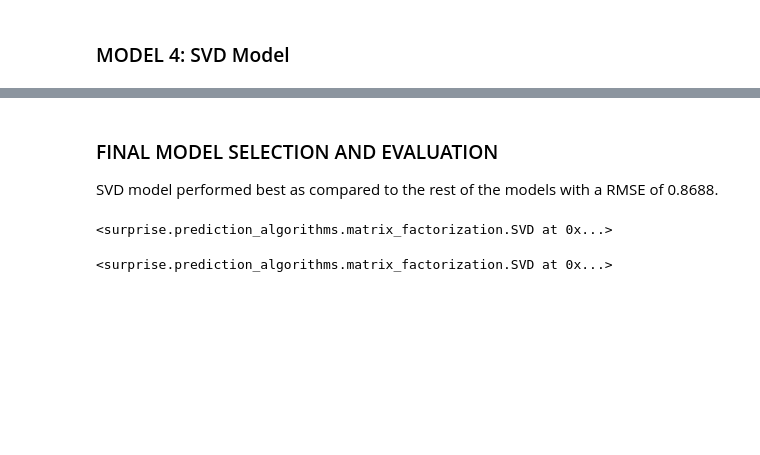
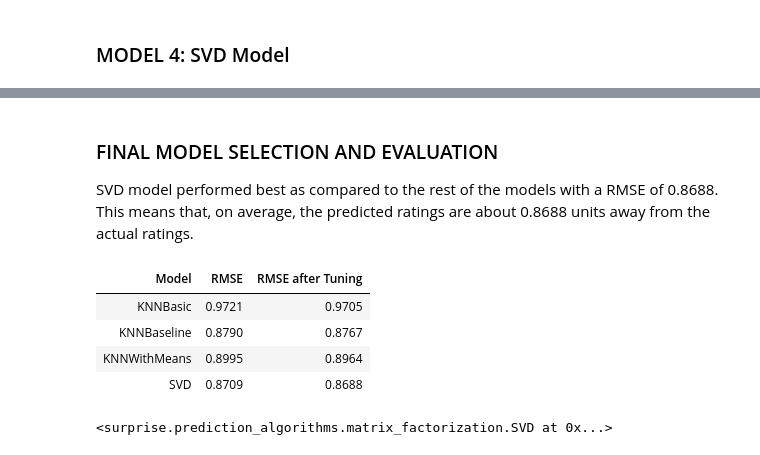
Before and after one commit to naphtron/Filamu-Movie-Recommender, a Jupyter notebook: index.ipynb, the cells around one changed output, grey strips where cells are left out. Cells and saved outputs as stored; diff of their text form; code cells hidden in the pictures; blank space fills up the shorter version.

```diff
--- a/index.ipynb
+++ b/index.ipynb
@@ -427,23 +457,27 @@ Best Hyperparameters for SVD: {'rmse': {'n_factors': 20, 'reg_all': 0.02}}
 # %% [markdown]
 ### FINAL MODEL SELECTION AND EVALUATION
 
-SVD model performed best as compared to the rest of the models with a RMSE of 0.8688.
+SVD model performed best as compared to the rest of the models with a RMSE of 0.8688. This means that, on average, the predicted ratings are about 0.8688 units away from the actual ratings.
 # %%
 # A table that displays a summary of the validation metrics
 def make_evaluation_table(metrics_dict):
     metrics_df = pd.DataFrame(metrics_dict)
     evaluation_table = metrics_df.to_html(index=False)
     return evaluation_table
 
 metrics_dict = {
     'Model': ['KNNBasic', 'KNNBaseline', 'KNNWithMeans', 'SVD'],
-    'RMSE': [0.9721, 0.8790, 0.8995, 0.8688],
-    'RMSE after Tuning': [0.9719, 0.8776, 0.8964, 0.8691],
+    'RMSE': [0.9721, 0.8790, 0.8995, 0.8709],
+    'RMSE after Tuning': [0.9705, 0.8767, 0.8964, 0.8688],
     }
 
 evaluation_table = make_evaluation_table(metrics_dict)
 HTML(evaluation_table)
 # %% [output]
-<surprise.prediction_algorithms.matrix_factorization.SVD at 0x...>
+| Model | RMSE | RMSE after Tuning |
+| KNNBasic | 0.9721 | 0.9705 |
+| KNNBaseline | 0.8790 | 0.8767 |
+| KNNWithMeans | 0.8995 | 0.8964 |
+| SVD | 0.8709 | 0.8688 |
 # %%
 # Final model selected
```
Also changed, not shown: parts of 22 cells of this notebook.
